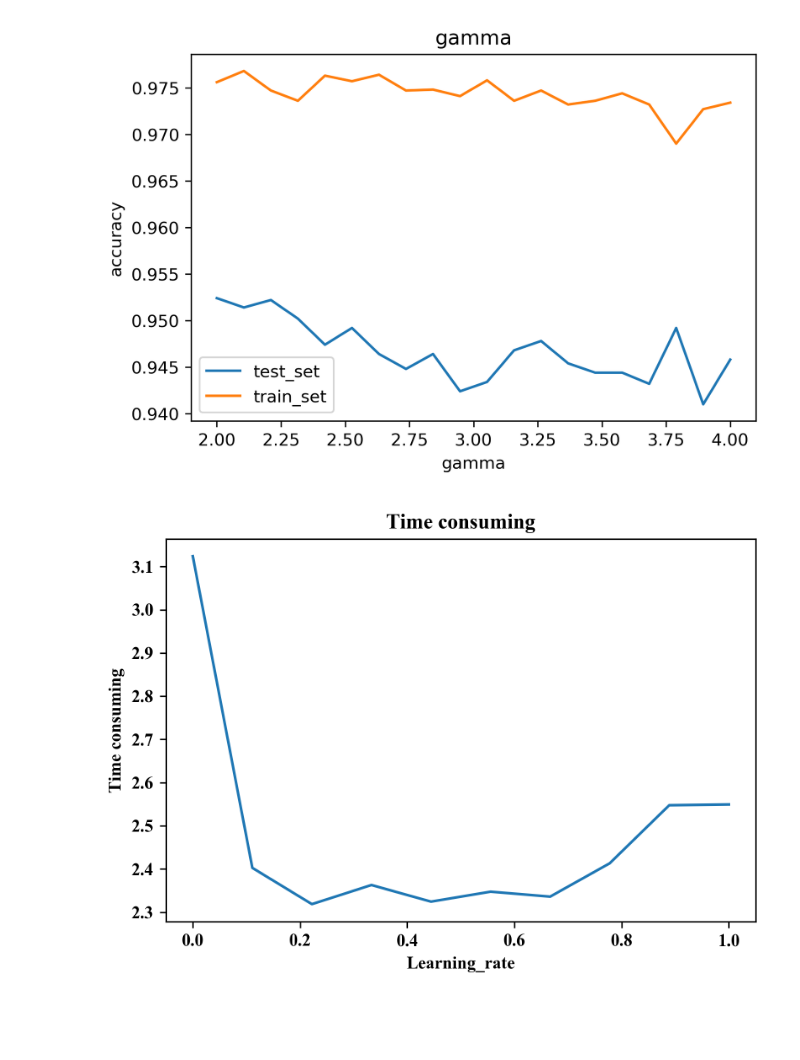
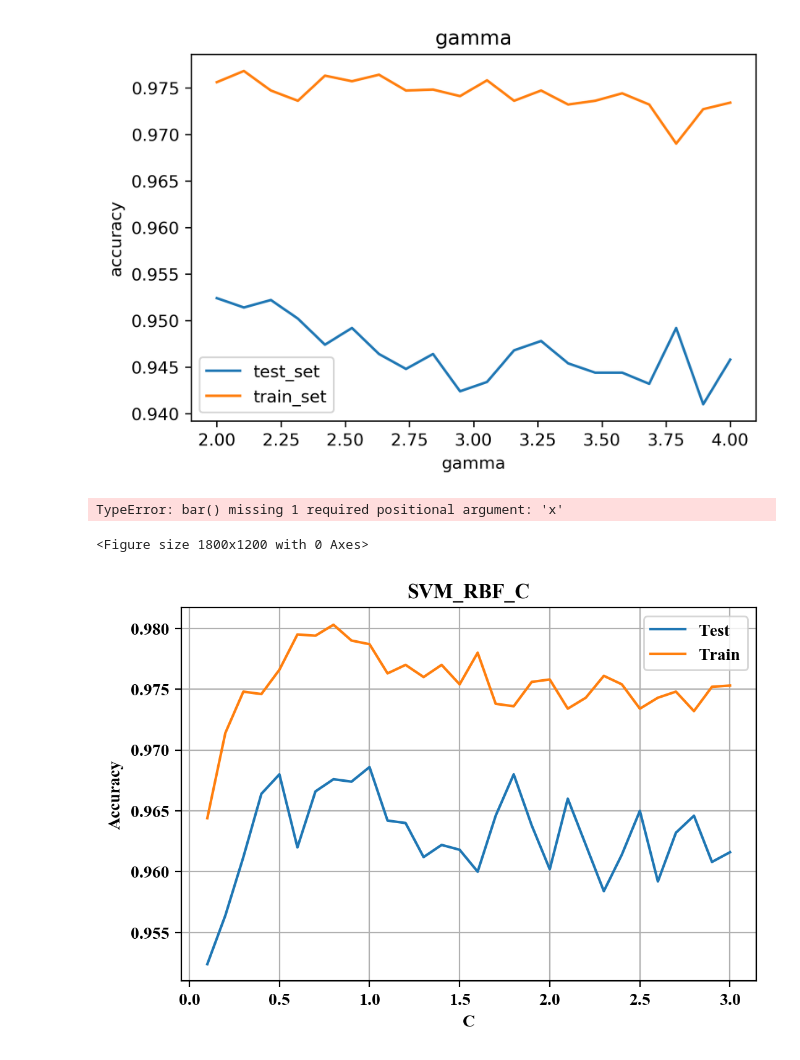
Before and after one commit to Time-Magic/Traning_code, a Jupyter notebook: report_iris_randomtrees.ipynb, the cells around one changed output. Saved outputs shown, nothing was run; the diff lists cells and outputs as text; code cells hidden in the pictures; blank space fills up the shorter version.

```diff
--- a/report_iris_randomtrees.ipynb
+++ b/report_iris_randomtrees.ipynb
@@ -198,14 +198,15 @@ for i in xlabel:
     result_train.append((accuracy_train.mean()))
     times.append(-time)
 plt.figure(dpi=300)
-plt.plot(xlabel,times)
+plt.bar(height=times,tick_label=xlabel)
 # plt.legend(['test_set','train_set'])
 plt.xlabel('Learning_rate')
 plt.ylabel('Time consuming')
 plt.title('Time consuming')
 plt.show()
 # %% [output]
-[figure, removed]
+TypeError: bar() missing 1 required positional argument: 'x'
+<Figure size 1800x1200 with 0 Axes>
 # %%
 from likefunctions import plot_area,spl_and_Std
 from xgboost import XGBClassifier
@@ -214,3 +215,27 @@ x_train,x_test,y_train,y_test=spl_and_Std()
 clf=XGBClassifier(n_estimators=40,gamma=1,learning_rate=0.4,max_depth=10)
 clf.fit(x_train,y_train)
 plot_area(x_train,x_test,y_test,lambda x:clf.predict(x))
+# %%
+from matplotlib import pyplot as plt
+from sklearn.svm import SVC
+from likefunctions import svc_C_random_100
+import numpy as np
+C=np.linspace(0.1,3,30)
+result=[]
+result_train=[]
+for i in C:
+    accuracy,accuracy_train=svc_C_random_100(C=i)
+    result.append(accuracy.mean())
+    result_train.append(accuracy_train.mean())
+plt.rc('font',family='Times New Roman')
+plt.figure(dpi=200)
+plt.plot(C,result)
+plt.plot(C,result_train)
+plt.legend(['Test','Train'])
+plt.xlabel('C')
+plt.ylabel('Accuracy')
+plt.title('SVM_RBF_C')
+plt.grid(b=True)
+plt.show()
+# %% [output]
+[figure, added]
```
Also changed, not shown: parts of 5 cells of this notebook, 2 other files.
